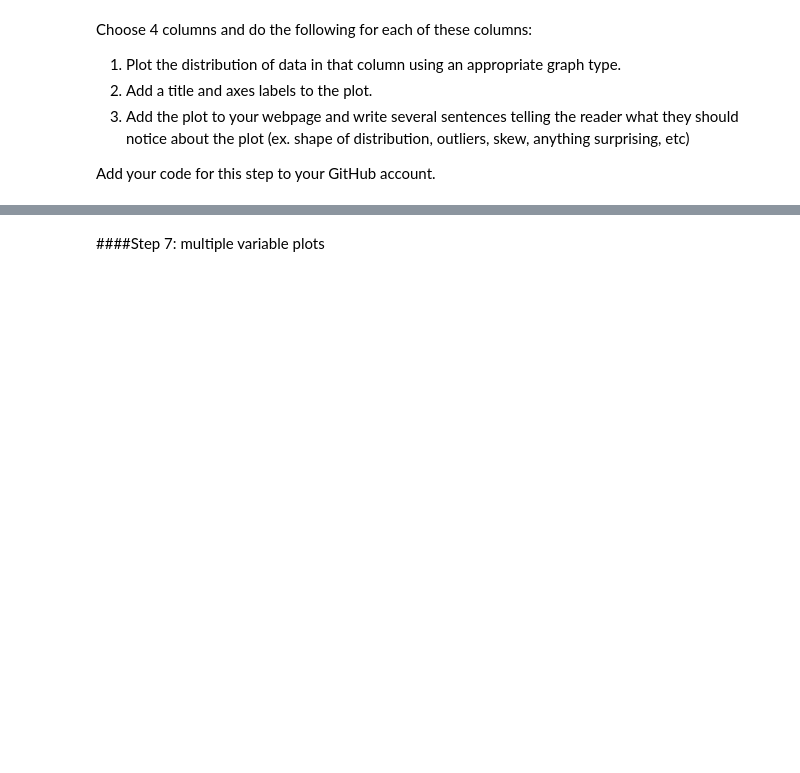
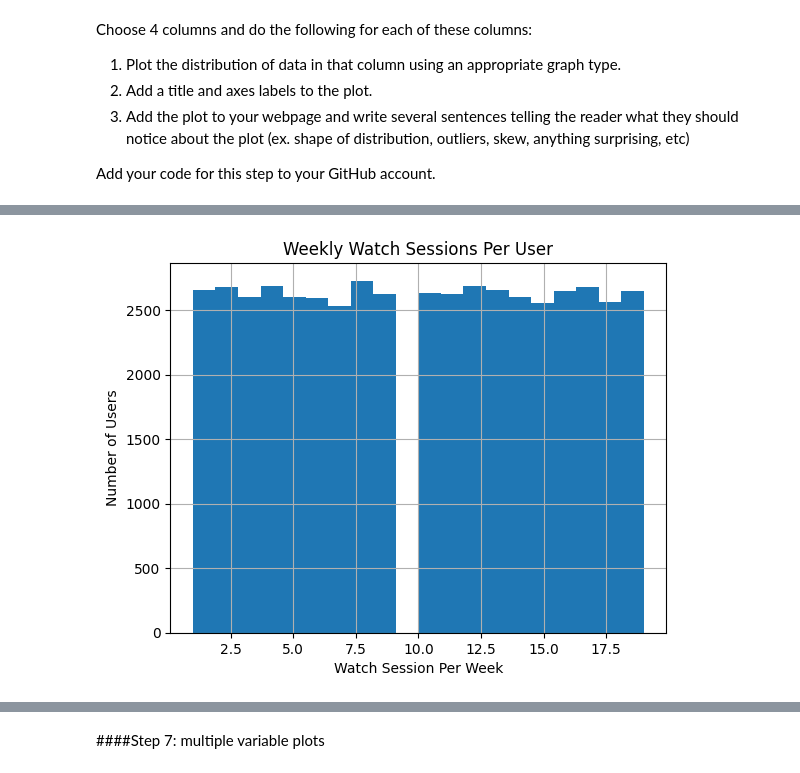
Before and after one commit to daiana-o/DS-Milestone-1-Project, a Jupyter notebook: Daiana_Project_1_Data_Science.ipynb, the cells around one changed output, grey strips where cells are left out. Saved outputs shown, nothing was run; the diff lists cells and outputs as text; code cells hidden in the pictures; blank space fills up the shorter version.

```diff
--- a/Daiana_Project_1_Data_Science.ipynb
+++ b/Daiana_Project_1_Data_Science.ipynb
@@ -106,0 +261,8 @@ Add your code for this step to your GitHub account.
+# %%
+df["watch_sessions_per_week"].hist(bins=20)
+plt.title("Weekly Watch Sessions Per User")
+plt.xlabel("Watch Session Per Week")
+plt.ylabel("Number of Users")
+plt.show()
+# %% [output]
+[figure, added]
```
Also changed, not shown: parts of 24 cells of this notebook.
